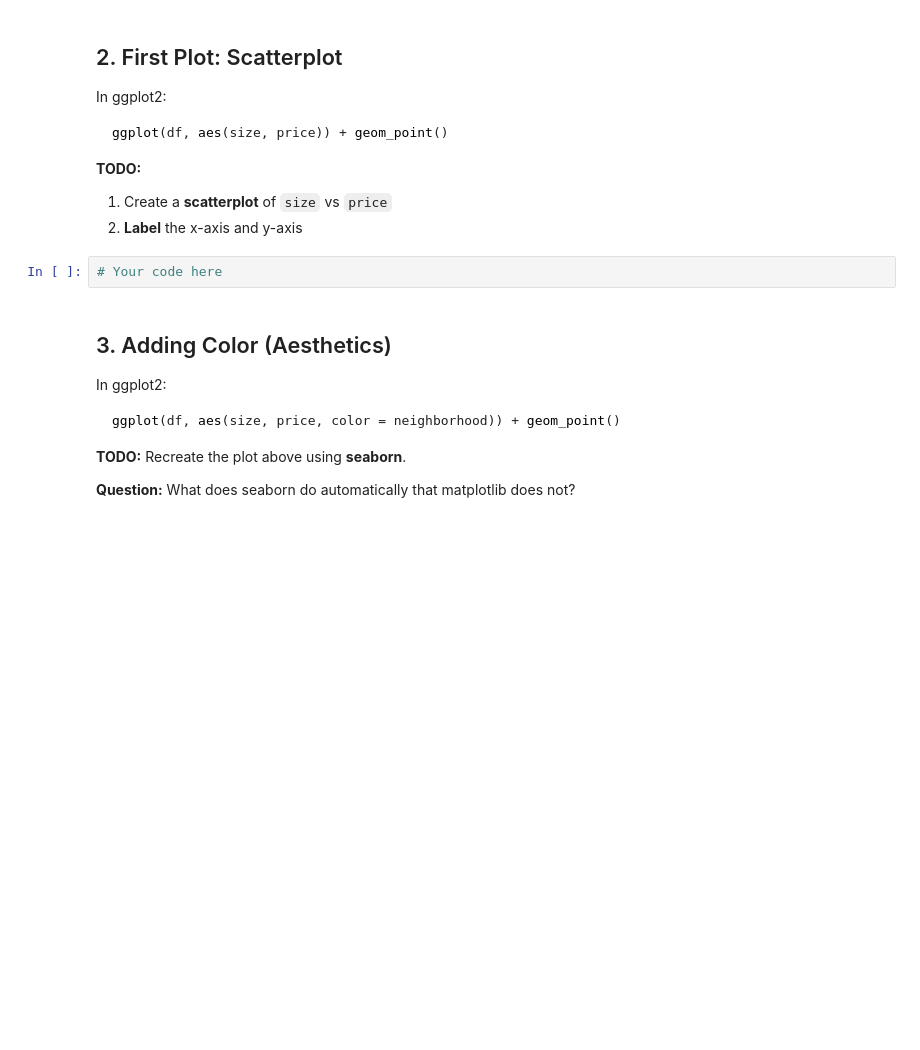
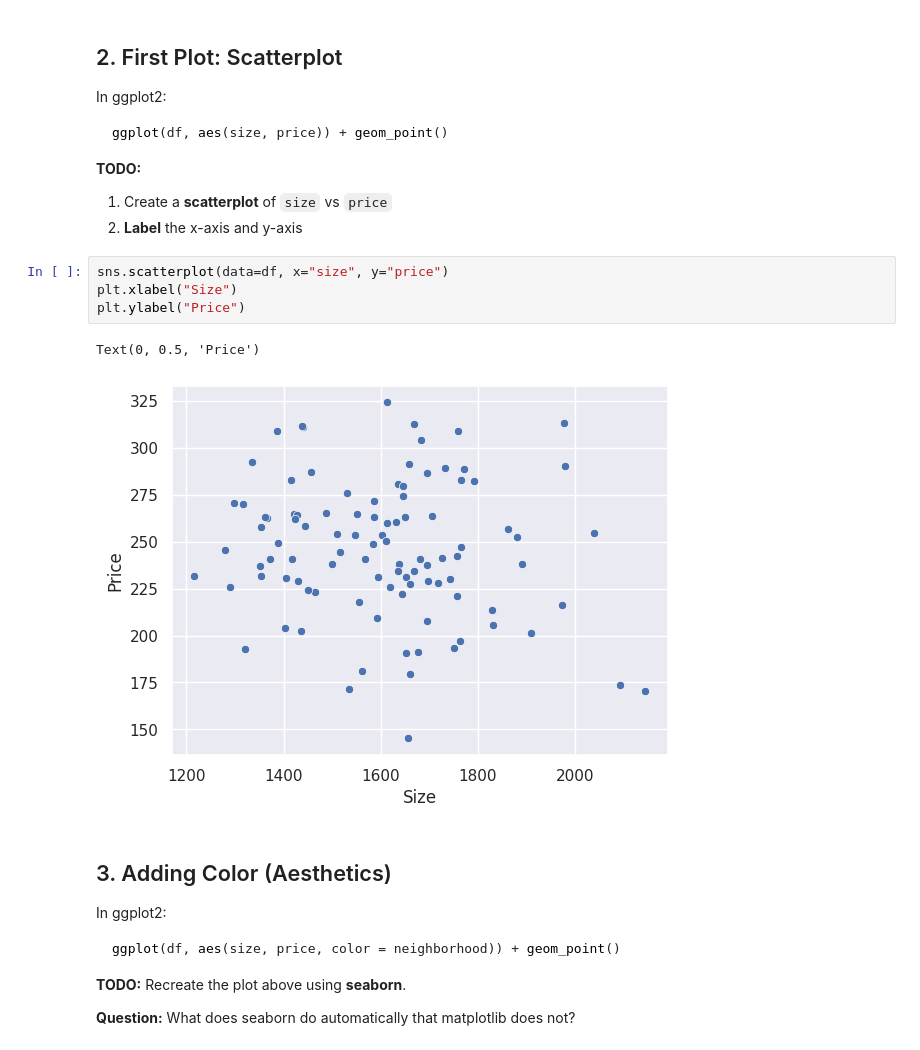
Before and after one commit to HunterTzou/DATA_201_SPRING_2026, a Jupyter notebook: week-03/Week3_part1_(1).ipynb, the cells around one changed output. Saved outputs shown, nothing was run; the diff lists cells and outputs as text; blank space fills up the shorter version.

```diff
--- a/week-03/Week3_part1_(1).ipynb
+++ b/week-03/Week3_part1_(1).ipynb
@@ -48,8 +55,13 @@ ggplot(df, aes(size, price)) + geom_point()
 **TODO:**
 1. Create a **scatterplot** of `size` vs `price`
 2. **Label** the x-axis and y-axis
-# %%
-# Your code here
+# %%
+sns.scatterplot(data=df, x="size", y="price")
+plt.xlabel("Size")
+plt.ylabel("Price")
+# %% [output]
+Text(0, 0.5, 'Price')
+[figure, added]
 # %% [markdown]
 ## 3. Adding Color (Aesthetics)
 
```
Also changed, not shown: parts of 9 cells of this notebook.
